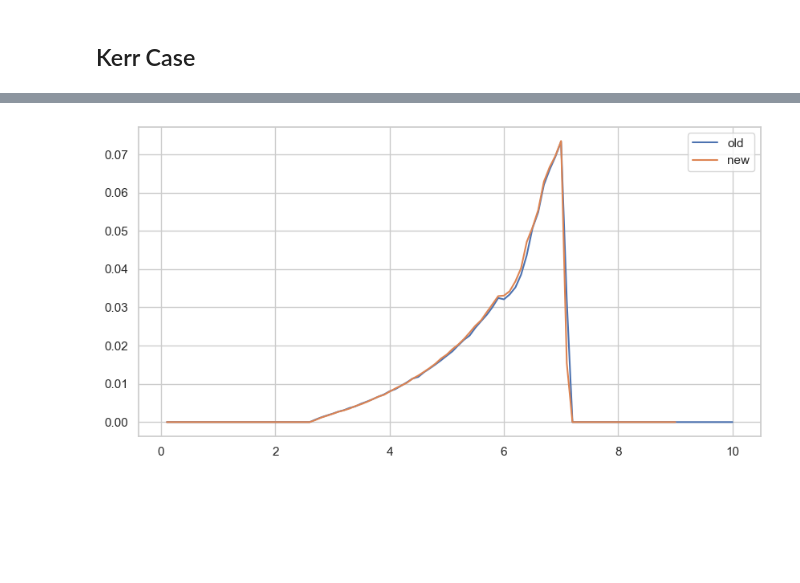
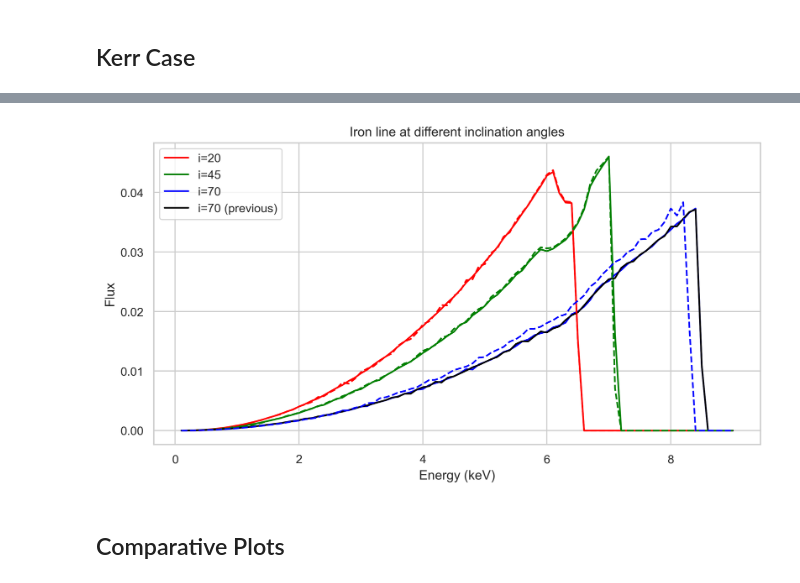
Before and after one commit to Walker-Xin/raytransfer, a Jupyter notebook: ironline/data.ipynb, the cells around one changed output, grey strips where cells are left out. Cells and saved outputs as stored; diff of their text form; code cells hidden in the pictures; blank space fills up the shorter version.

```diff
--- a/ironline/data.ipynb
+++ b/ironline/data.ipynb
@@ -45,12 +13,34 @@ plt.show()
-# %%
-old = pd.read_csv(r'C:\Users\WalkerXin\Downloads\compare\e-5.dat', sep=' ', header=None)
-new = pd.read_csv(r'C:\Users\WalkerXin\Documents\Scripts\raytransfer\ironline\data\iron_a0.500.def0.00.i45.00_grp.dat', sep=' ', header=None)
-
-plt.plot(old[0], old[1], label='old')
-plt.plot(new[0], new[1], label='new')
-
-plt.legend()
-plt.show()
-# %% [output]
-[figure, removed]
+# %%
+filename_format = r"C:\Users\WalkerXin\Documents\Scripts\raytransfer\ironline\\"+ "iron_a{:.3f}.def{:.2f}.i{:.2f}.dat"
+data_20 = pd.read_csv(filename_format.format(0.998, 0.0, 20), header=None, sep=" ")
+data_45 = pd.read_csv(filename_format.format(0.998, 0.0, 45), header=None, sep=" ")
+data_70 = pd.read_csv(filename_format.format(0.998, 0.0, 70), header=None, sep=" ")
+data_70_previous = pd.read_csv(r"C:\Users\WalkerXin\Documents\Scripts\raytransfer\ironline\iron_a0.998.def0.00.i70.00_prev.dat", header=None, sep=" ")
+
+data_20_compare = pd.read_csv(r"C:\Users\WalkerXin\Documents\Scripts\raytransfer\ironline\data\rk45\iron_a0.998.def0.00.i20.00.dat", header=None, sep=" ")
+data_45_compare = pd.read_csv(r"C:\Users\WalkerXin\Documents\Scripts\raytransfer\ironline\data\rk45\iron_a0.998.def0.00.i45.00.dat", header=None, sep=" ")
+data_70_compare = pd.read_csv(r"C:\Users\WalkerXin\Documents\Scripts\raytransfer\ironline\data\rk45\iron_a0.998.def0.00.i70.00.dat", header=None, sep=" ")
+
+# Plot data
+plt.plot(data_20[0], data_20[1], label="i=20", color="red")
+plt.plot(data_45[0], data_45[1], label="i=45", color="green")
+plt.plot(data_70[0], data_70[1], label="i=70", color="blue")
+plt.plot(data_70_previous[0], data_70_previous[1], label="i=70 (previous)", color="black")
+
+# Plot comparison data, with dashed line
+plt.plot(data_20_compare[0], data_20_compare[1], color="red", linestyle="--")
+plt.plot(data_45_compare[0], data_45_compare[1], color="green", linestyle="--")
+plt.plot(data_70_compare[0], data_70_compare[1], color="blue", linestyle="--")
+
+# Add labels and legend
+plt.xlabel("Energy (keV)")
+plt.ylabel("Flux")
+plt.legend()
+plt.title("Iron line at different inclination angles")
+
+plt.show()
+# %% [output]
+[figure, added]
+# %% [markdown]
+## Comparative Plots
 # %%
```
Also changed, not shown: parts of 5 cells of this notebook, 5 other files.
